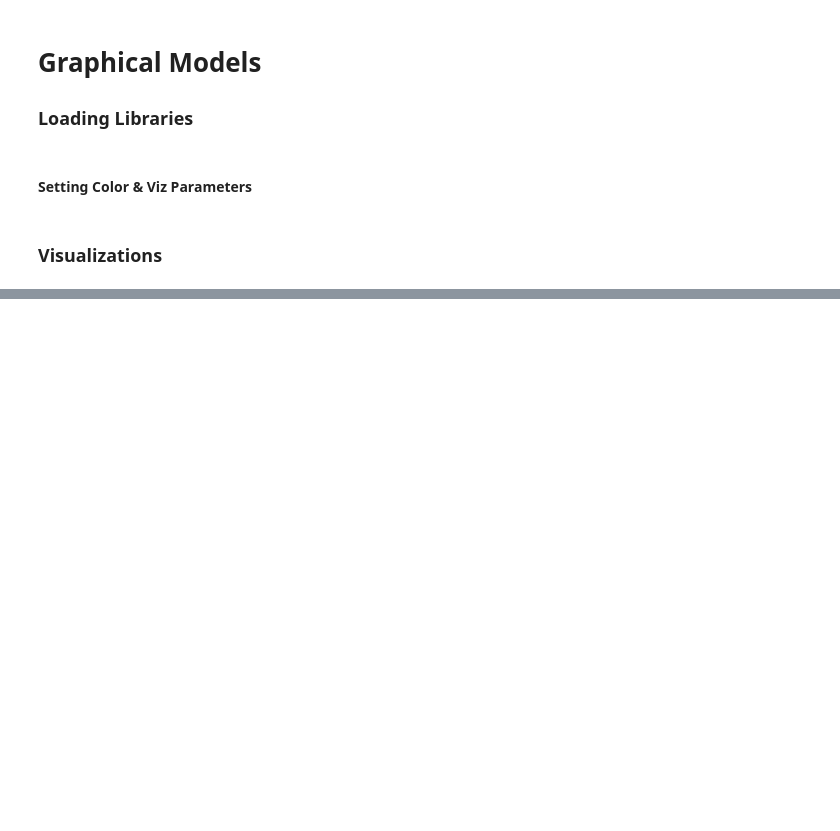
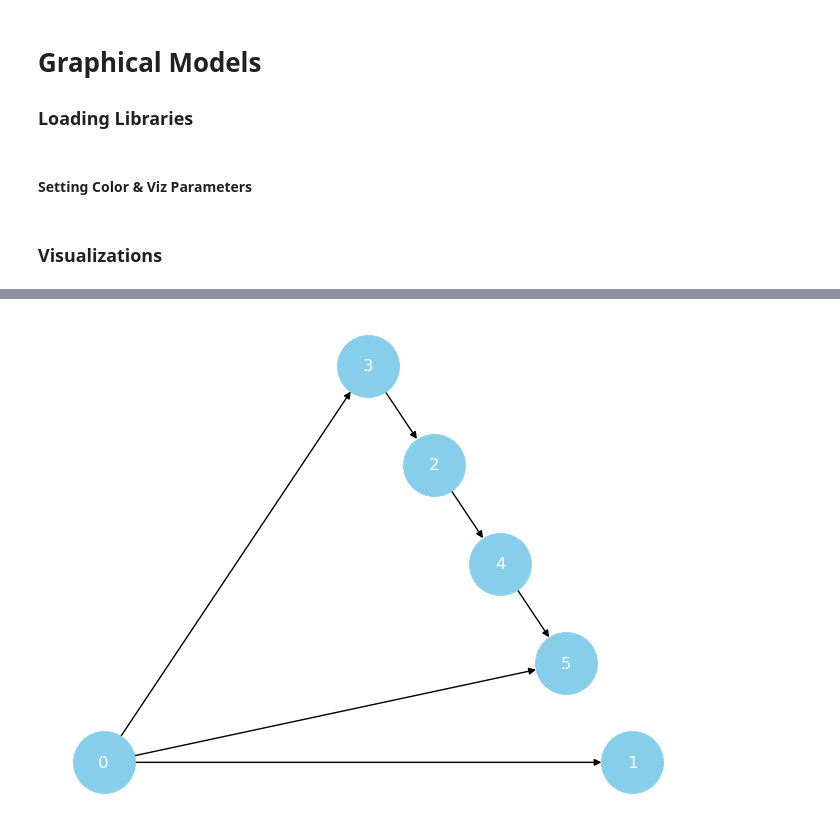
Before and after one commit to joakor89/Causal_inference_in_python, a Jupyter notebook: chap_04/gramol.ipynb, the cells around one changed output, grey strips where cells are left out. Saved outputs shown, nothing was run; the diff lists cells and outputs as text; code cells hidden in the pictures; blank space fills up the shorter version.

```diff
--- a/chap_04/gramol.ipynb
+++ b/chap_04/gramol.ipynb
@@ -36,0 +200,29 @@ plt.style.use('fivethirtyeight')
+# %%
+# Define the matrix
+adj_matrix = np.array([
+    [0, 1, 0, 1, 0, 1],
+    [0, 0, 0, 0, 0, 0],
+    [0, 0, 0, 0, 1, 0],
+    [0, 0, 1, 0, 0, 0],
+    [0, 0, 0, 0, 0, 1],
+    [0, 0, 0, 0, 0, 0],
+])
+
+# Get the graph
+graph = nx.from_numpy_array(adj_matrix, create_using=nx.DiGraph)
+
+# Define a color for nodes
+COLORS = ['skyblue']
+
+# Plot
+nx.draw(
+    G=graph,
+    with_labels=True,
+    node_size=2000,
+    node_color=COLORS[0],
+    font_color='white',
+    pos=nx.planar_layout(graph)
+)
+plt.show()
+# %% [output]
+[figure, added]
```
Also changed, not shown: parts of 12 cells of this notebook, 16 other files.
